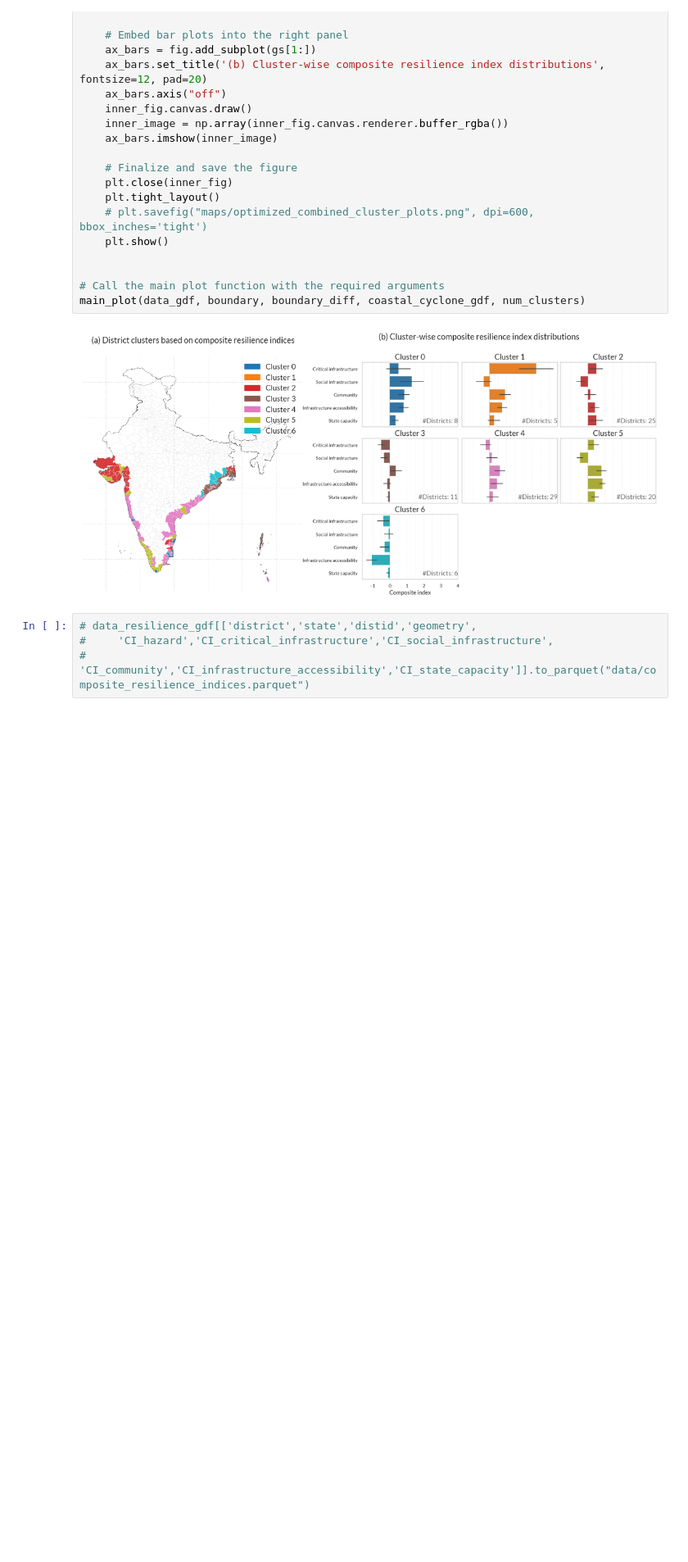
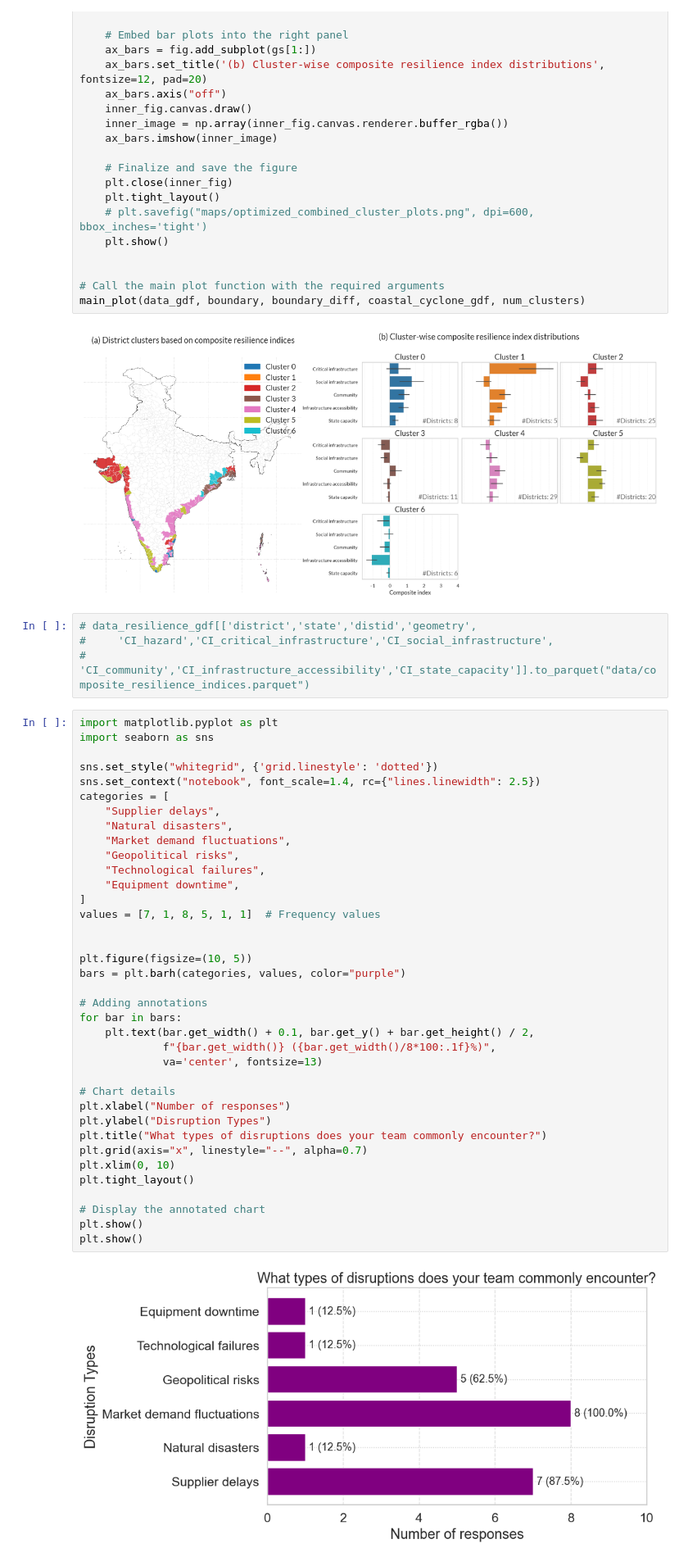
Before and after one commit to srijithbalakrishnan/india_resilience, a Jupyter notebook: india_resilience_analysis.ipynb, the cells around one changed output. Shown at 82% size. Saved outputs shown, nothing was run; the diff lists cells and outputs as text; blank space fills up the shorter version.

```diff
--- a/india_resilience_analysis.ipynb
+++ b/india_resilience_analysis.ipynb
@@ -636,3 +708,42 @@ main_plot(data_gdf, boundary, boundary_diff, coastal_cyclone_gdf, num_clusters)
 # data_resilience_gdf[['district','state','distid','geometry',
 #     'CI_hazard','CI_critical_infrastructure','CI_social_infrastructure',
 #     'CI_community','CI_infrastructure_accessibility','CI_state_capacity']].to_parquet("data/composite_resilience_indices.parquet")
+# %%
+import matplotlib.pyplot as plt
+import seaborn as sns
+
+sns.set_style("whitegrid", {'grid.linestyle': 'dotted'})
+sns.set_context("notebook", font_scale=1.4, rc={"lines.linewidth": 2.5})
+categories = [
+    "Supplier delays",
+    "Natural disasters",
+    "Market demand fluctuations",
+    "Geopolitical risks",
+    "Technological failures",
+    "Equipment downtime",
+]
+values = [7, 1, 8, 5, 1, 1]  # Frequency values
+
+
+plt.figure(figsize=(10, 5))
+bars = plt.barh(categories, values, color="purple")
+
+# Adding annotations
+for bar in bars:
+    plt.text(bar.get_width() + 0.1, bar.get_y() + bar.get_height() / 2,
+             f"{bar.get_width()} ({bar.get_width()/8*100:.1f}%)",
+             va='center', fontsize=13)
+
+# Chart details
+plt.xlabel("Number of responses")
+plt.ylabel("Disruption Types")
+plt.title("What types of disruptions does your team commonly encounter?")
+plt.grid(axis="x", linestyle="--", alpha=0.7)
+plt.xlim(0, 10)
+plt.tight_layout()
+
+# Display the annotated chart
+plt.show()
+plt.show()
+# %% [output]
+[figure, added]
```
Also changed, not shown: parts of 3 cells of this notebook, 2 other files.
